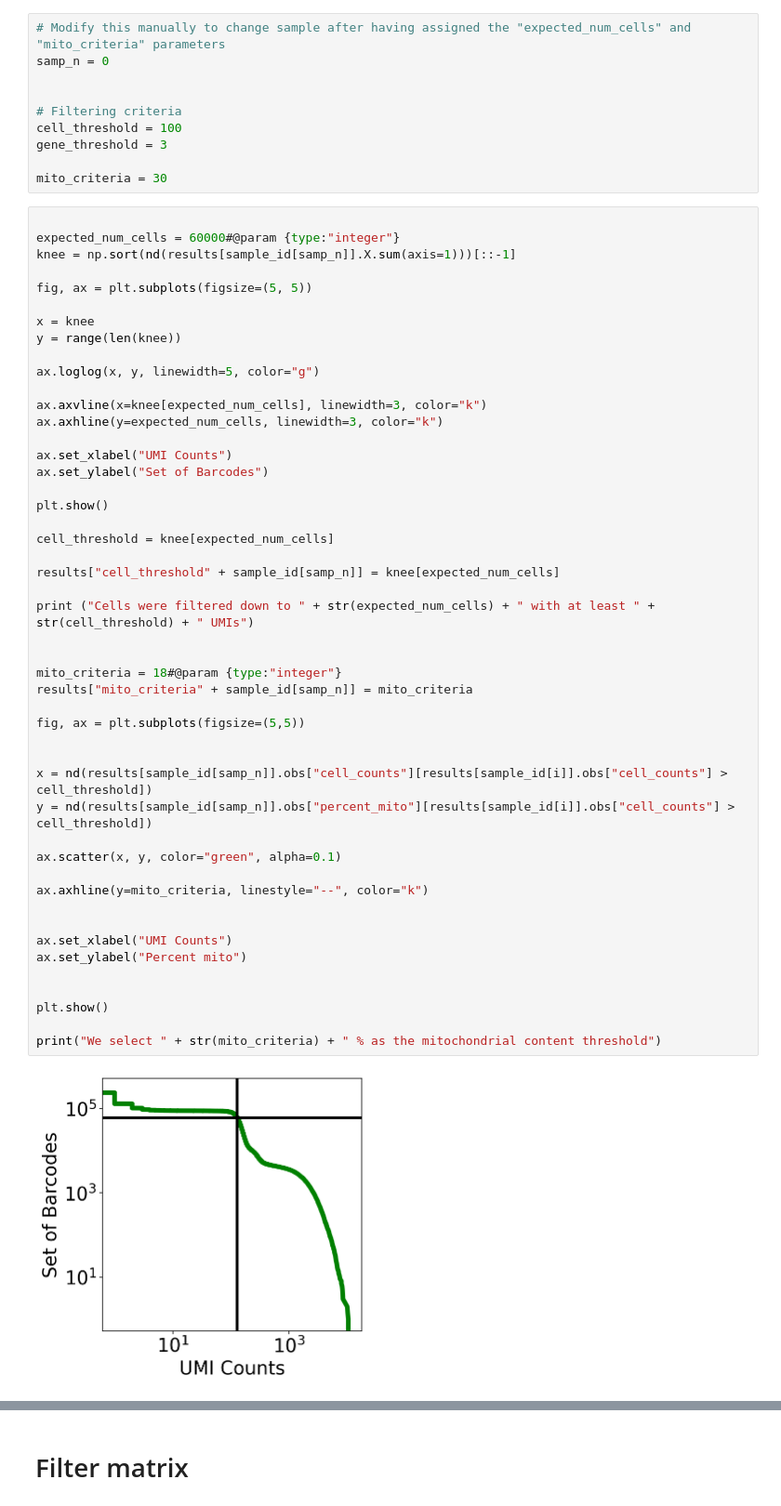
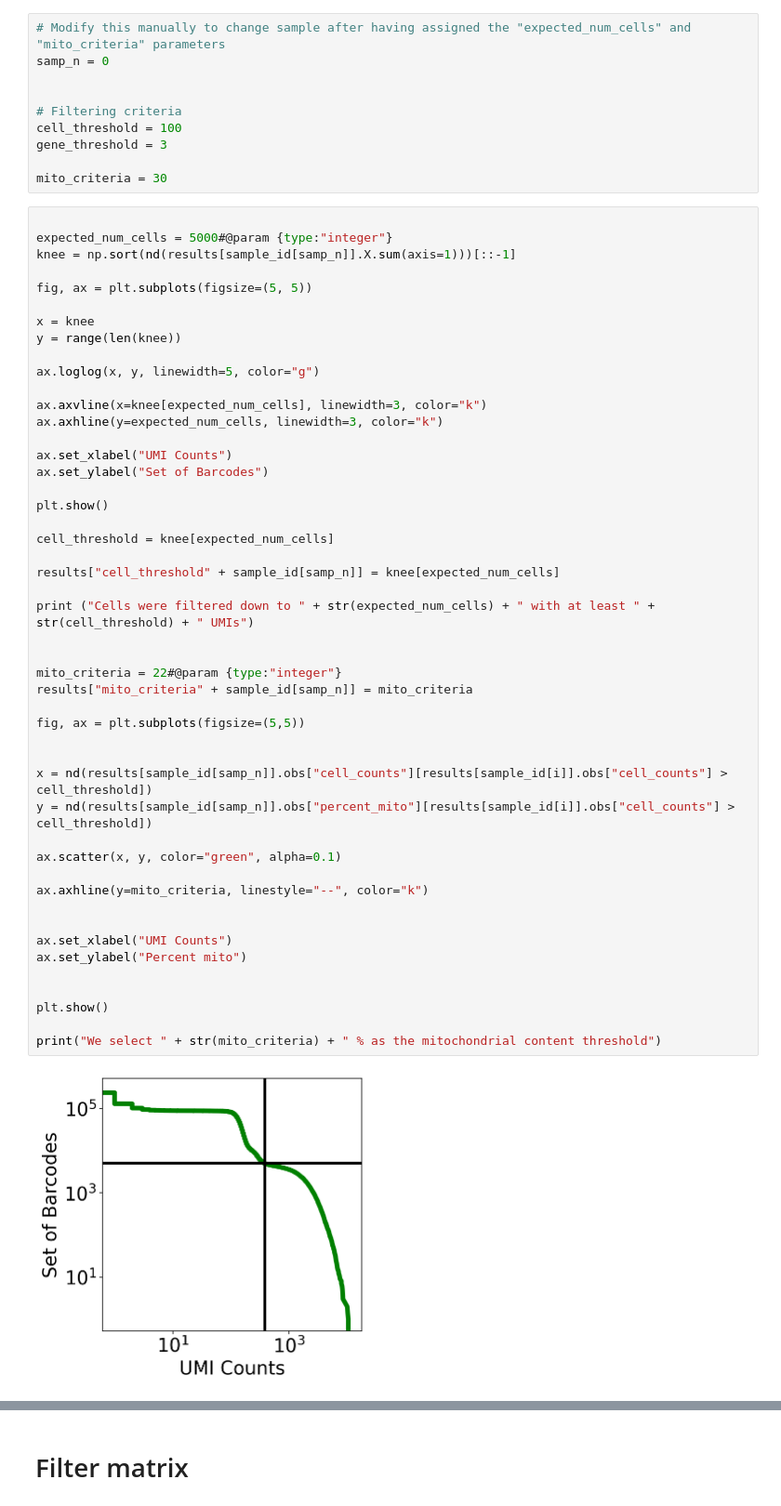
Before and after one commit to agalvezm/ACE2_scRNAseq, a Jupyter notebook: notebooks_countmatrices/GSE121600_GSM3439925.ipynb, the cells around one changed output, grey strips where cells are left out. Shown at 93% size. Drawn from its saved outputs; the diff is of its cells as text.

```diff
--- a/notebooks_countmatrices/GSE121600_GSM3439925.ipynb
+++ b/notebooks_countmatrices/GSE121600_GSM3439925.ipynb
@@ -375,7 +375,7 @@ gene_threshold = 3
 mito_criteria = 30
 # %%
 
-expected_num_cells = 60000#@param {type:"integer"}
+expected_num_cells = 5000#@param {type:"integer"}
 knee = np.sort(nd(results[sample_id[samp_n]].X.sum(axis=1)))[::-1]
 
 fig, ax = plt.subplots(figsize=(5, 5))
@@ -394,32 +394,32 @@ ax.set_ylabel("Set of Barcodes")
 plt.show()
 
 cell_threshold = knee[expected_num_cells]
 
 results["cell_threshold" + sample_id[samp_n]] = knee[expected_num_cells]
 
 print ("Cells were filtered down to " + str(expected_num_cells) + " with at least " + str(cell_threshold) + " UMIs")
 
 
-mito_criteria = 18#@param {type:"integer"}
+mito_criteria = 22#@param {type:"integer"}
 results["mito_criteria" + sample_id[samp_n]] = mito_criteria
 
 fig, ax = plt.subplots(figsize=(5,5))
 
 
 x = nd(results[sample_id[samp_n]].obs["cell_counts"][results[sample_id[i]].obs["cell_counts"] > cell_threshold])
 y = nd(results[sample_id[samp_n]].obs["percent_mito"][results[sample_id[i]].obs["cell_counts"] > cell_threshold])
 
 ax.scatter(x, y, color="green", alpha=0.1)
 
 ax.axhline(y=mito_criteria, linestyle="--", color="k")
 
 
 ax.set_xlabel("UMI Counts")
 ax.set_ylabel("Percent mito")
 
 
 plt.show()
 
 print("We select " + str(mito_criteria) + " % as the mitochondrial content threshold")
 # %% [output]
-[figure, old version]
+[figure, new version]
```
Also changed, not shown: parts of 7 cells of this notebook.
